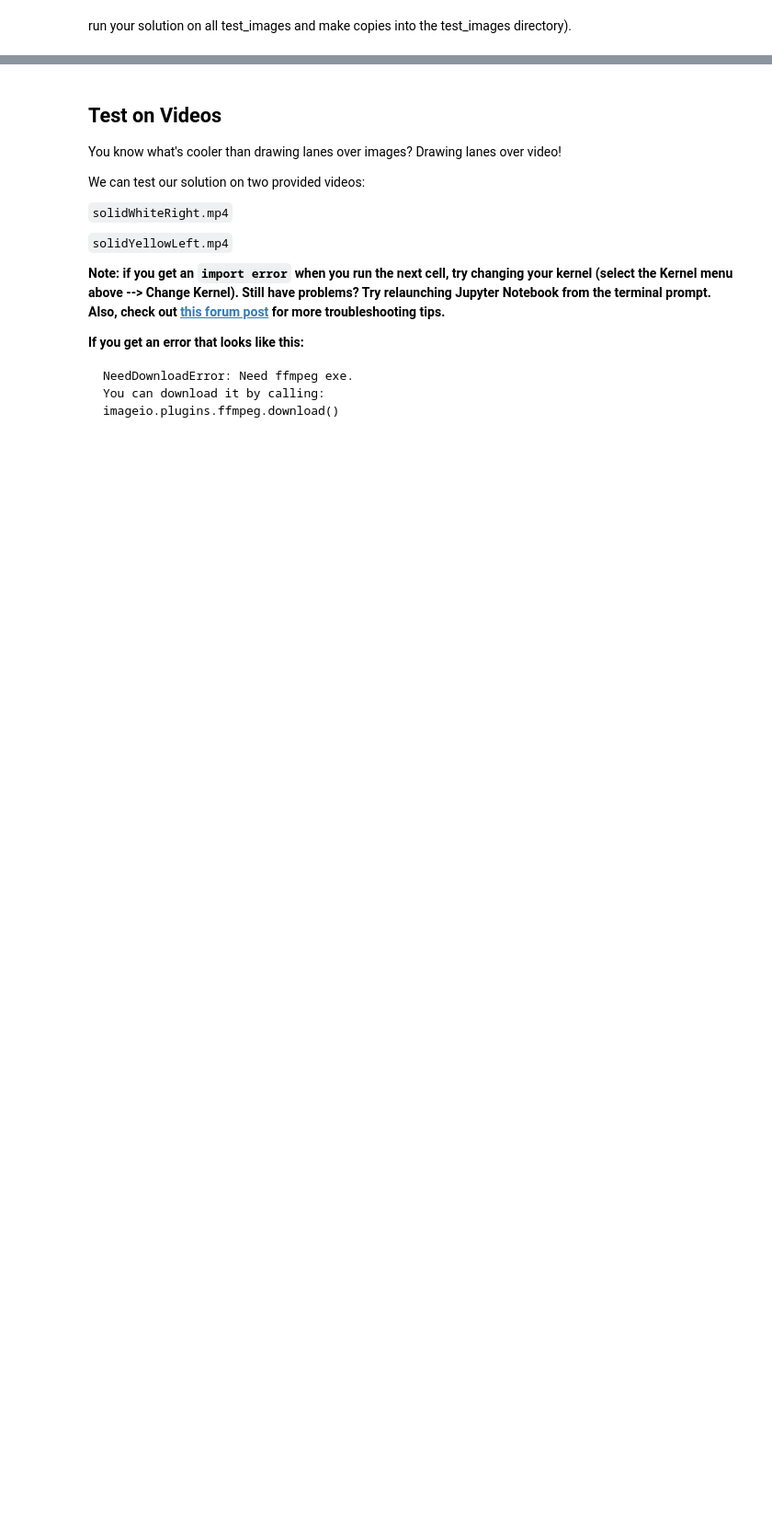
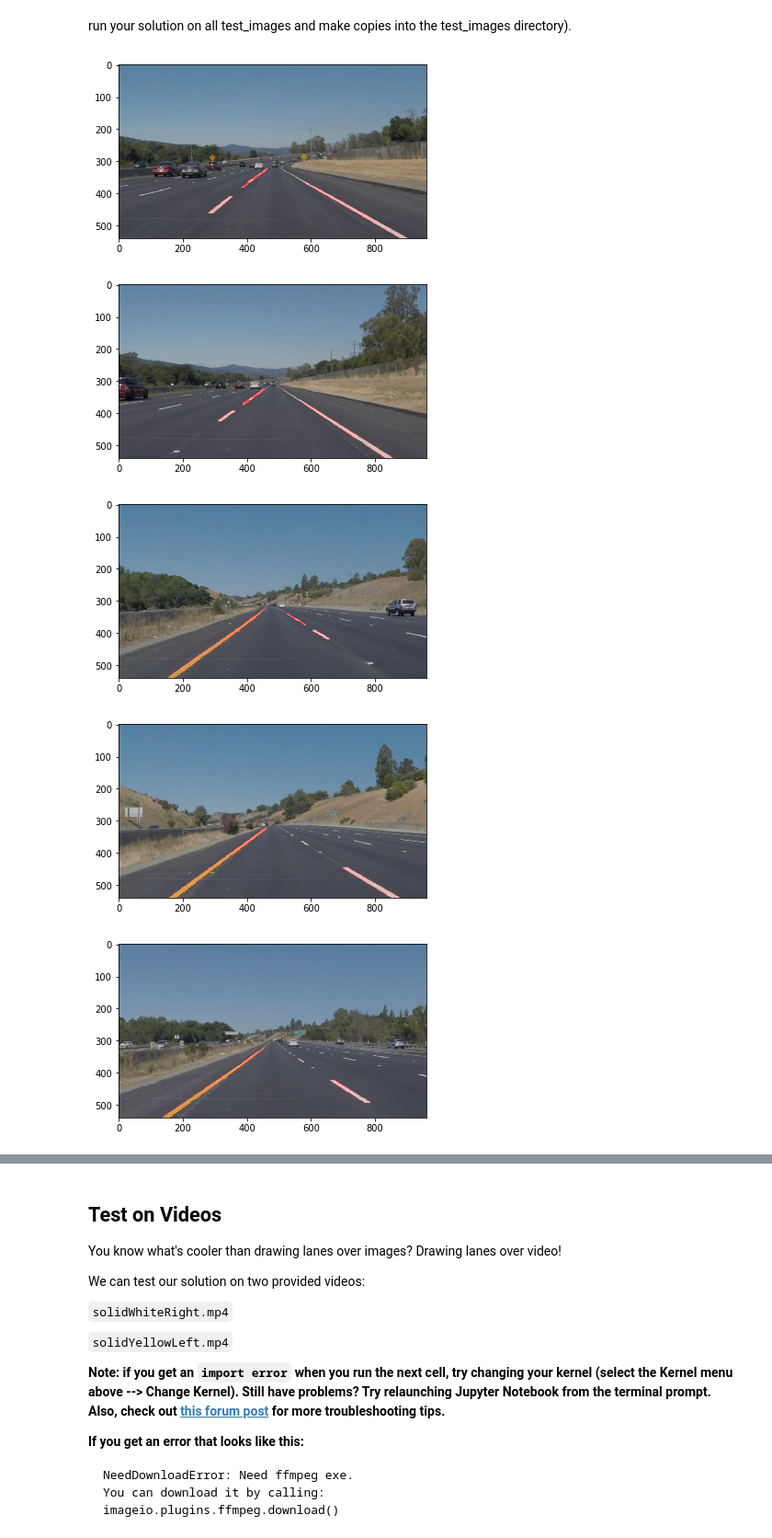
Before and after one commit to adieuadieu/educathingamajigs, a Jupyter notebook: udacity/carnd/p1-lane-lines/P1.ipynb, the cells around one changed output, grey strips where cells are left out. Shown: that part at 92% size. Drawn from its saved outputs; the diff is of its cells as text; code cells hidden in the pictures; blank space fills up the shorter version.

Commit message:
found some lines

```diff
--- a/udacity/carnd/p1-lane-lines/P1.ipynb
+++ b/udacity/carnd/p1-lane-lines/P1.ipynb
@@ -164,4 +164,4 @@ Now you should build your pipeline to work on the images in the directory "test_
 **You should make sure your pipeline works well on these images before you try the videos.**
 # %%
 import os
-os.listdir("test_images/")
+test_images = os.listdir("test_images/")
@@ -179,0 +170,57 @@ run your solution on all test_images and make copies into the test_images direct
+# %%
+# TODO: Build your pipeline that will draw lane lines on the test_images
+# then save them to the test_images directory.
+
+GAUSSIAN_KERNEL_SIZE = 5
+CANNY_LOW_THRESHOLD = 50
+CANNY_HIGH_THRESHOLD = 150
+
+HOUGH_RHO = 2 # distance resolution in pixels of the Hough grid
+HOUGH_THETA = np.pi/180 # angular resolution in radians of the Hough grid
+HOUGH_THRESHOLD = 15     # minimum number of votes (intersections in Hough grid cell)
+HOUGH_MIN_LINE_LENGTH = 40 #minimum number of pixels making up a line
+HOUGH_MAX_LINE_GAP = 20    # maximum gap in pixels between connectable line segments
+
+def show(images):
+    for image in images:
+        # plt.imshow(image)
+        plt.imshow(image, cmap='Greys_r')
+        plt.show()
+
+def load_image(image_file):
+    image = mpimg.imread('test_images/' + image_file)
+
+    return image
+
+def save_image(image, name):
+    mpimg.imsave('test_images/processed-' + name, image)
+
+def go_go_gadget(original_image):
+    shape = original_image.shape
+
+    vertices = np.array([[
+        (100, shape[0]),(450, 325),
+        (490, 325), (shape[1], shape[0])
+    ]], dtype=np.int32)
+
+    image = grayscale(original_image)
+    image = gaussian_blur(image, GAUSSIAN_KERNEL_SIZE)
+    image = canny(image, CANNY_LOW_THRESHOLD, CANNY_HIGH_THRESHOLD)
+    image = region_of_interest(image, vertices)
+    image = hough_lines(image, HOUGH_RHO, HOUGH_THETA, HOUGH_THRESHOLD, HOUGH_MIN_LINE_LENGTH, HOUGH_MAX_LINE_GAP)
+    image = weighted_img(image, original_image)
+
+    return image
+
+images = [load_image(image) for image in test_images]
+images = [go_go_gadget(image) for image in images]
+
+[save_image(image, name) for image, name in zip(images, test_images)]
+
+show(images)
+# %% [output]
+[figure, added]
+[figure, added]
+[figure, added]
+[figure, added]
+[figure, added]
```
Also changed, not shown: parts of 8 cells of this notebook.
